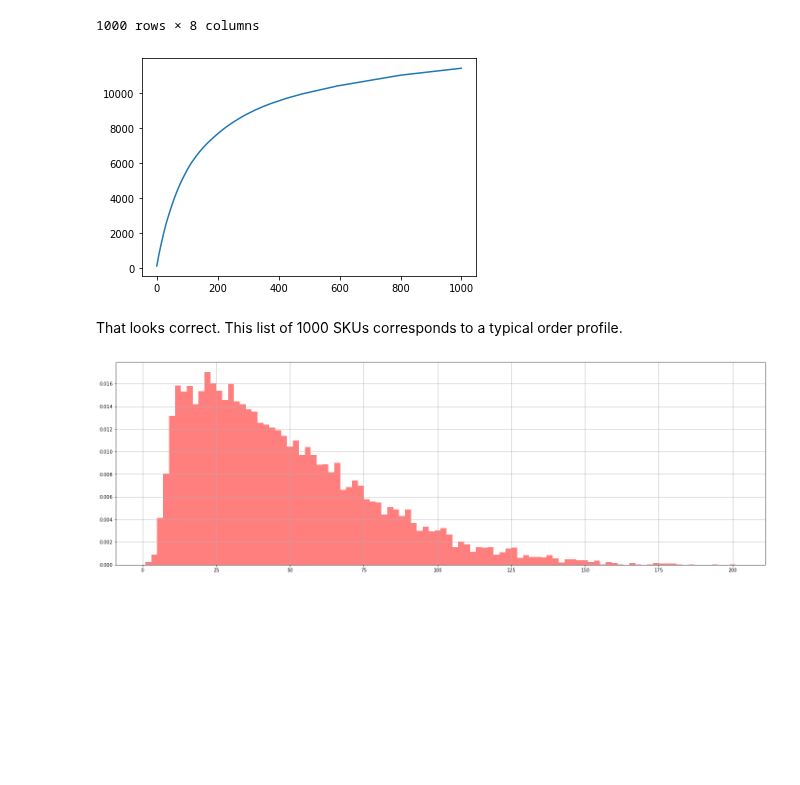
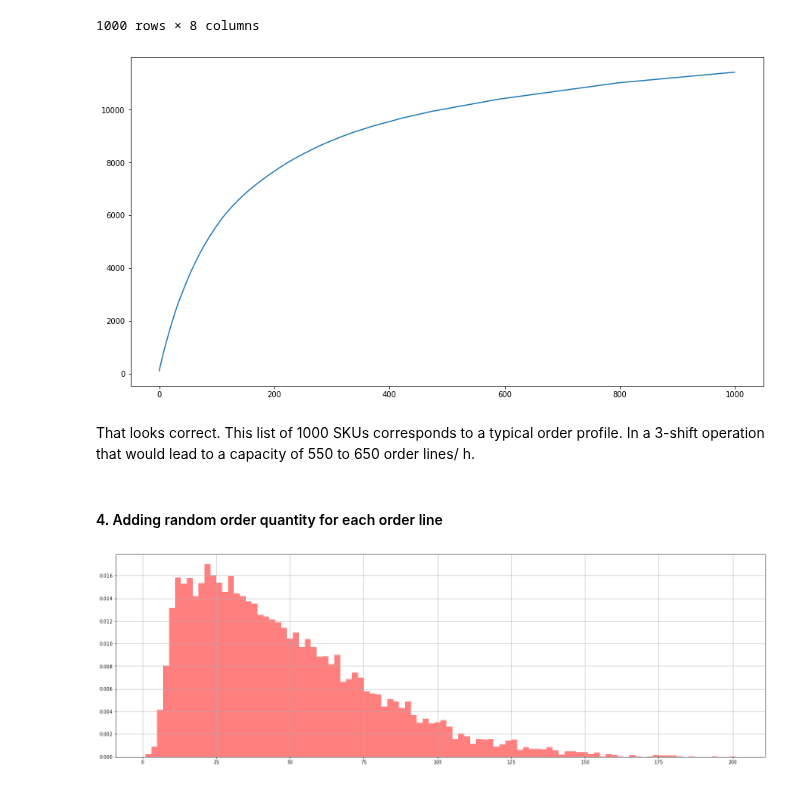
Before and after one commit to LarsTinnefeld/random-operations-generator, a Jupyter notebook: random_generators.ipynb, the cells around one changed output. Saved outputs shown, nothing was run; the diff lists cells and outputs as text; code cells hidden in the pictures; blank space fills up the shorter version.

```diff
--- a/random_generators.ipynb
+++ b/random_generators.ipynb
@@ -421,11 +425,14 @@ df_fashion_skus
 | 999 | SKU_1 | Pants | L | 479.0 | 281.0 | 6.0 | 2 | 11424 |
 1000 rows × 8 columns
 # %%
+plt.figure(figsize=(15, 8))
 plt.plot(df_fashion_skus['Cumulative Lines']);
 # %% [output]
-[figure, old version]
+[figure, new version]
 # %% [markdown]
-That looks correct. This list of 1000 SKUs corresponds to a typical order profile.
+That looks correct. This list of 1000 SKUs corresponds to a typical order profile. In a 3-shift operation that would lead to a capacity of 550 to 650 order lines/ h.
+# %% [markdown]
+#### 4. Adding random order quantity for each order line
 # %%
 def order_generator(num_days, avg_orders_per_day, avg_lines_order, order_std, min_order_size):
 
```
Also changed, not shown: parts of 5 cells of this notebook.
